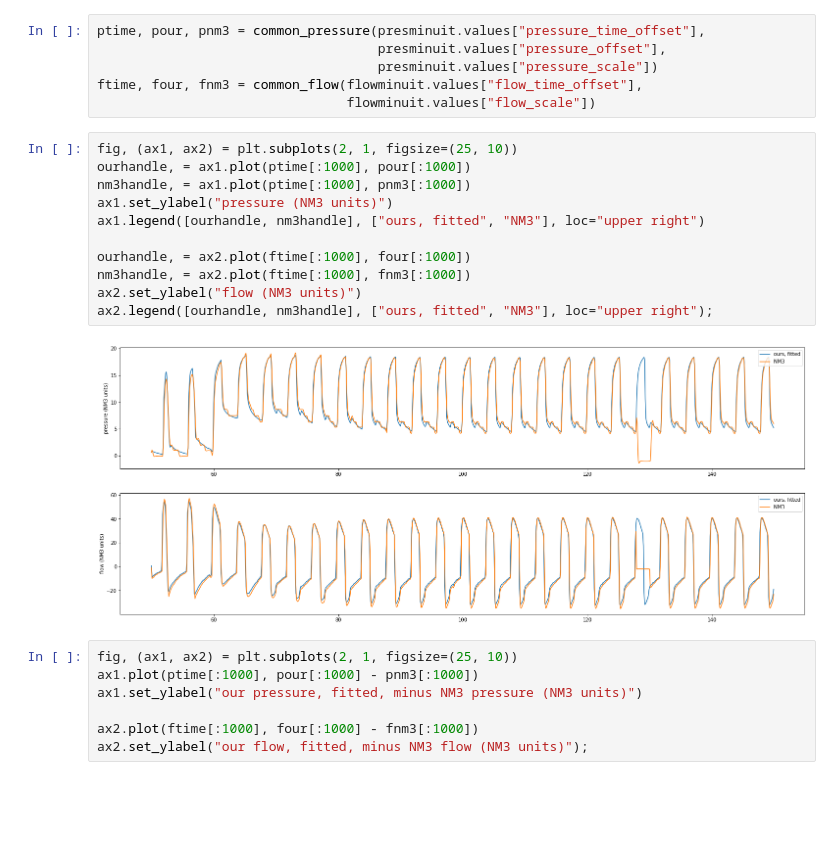
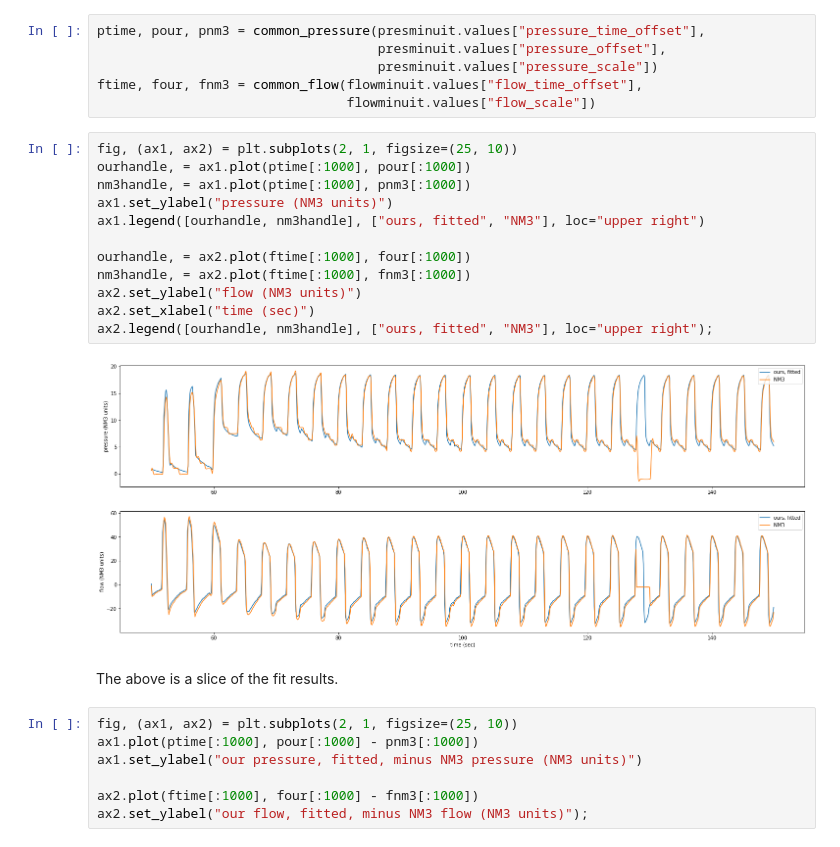
Before and after one commit to Princeton-Penn-Vents/princeton-penn-flowmeter, a Jupyter notebook: analysis/compare-NM3-and-ours.ipynb, the cells around one changed output. Drawn from its saved outputs; the diff is of its cells as text; blank space fills up the shorter version.

```diff
--- a/analysis/compare-NM3-and-ours.ipynb
+++ b/analysis/compare-NM3-and-ours.ipynb
@@ -176,16 +178,19 @@ ftime, four, fnm3 = common_flow(flowminuit.values["flow_time_offset"],
 # %%
 fig, (ax1, ax2) = plt.subplots(2, 1, figsize=(25, 10))
 ourhandle, = ax1.plot(ptime[:1000], pour[:1000])
 nm3handle, = ax1.plot(ptime[:1000], pnm3[:1000])
 ax1.set_ylabel("pressure (NM3 units)")
 ax1.legend([ourhandle, nm3handle], ["ours, fitted", "NM3"], loc="upper right")
 
 ourhandle, = ax2.plot(ftime[:1000], four[:1000])
 nm3handle, = ax2.plot(ftime[:1000], fnm3[:1000])
 ax2.set_ylabel("flow (NM3 units)")
+ax2.set_xlabel("time (sec)")
 ax2.legend([ourhandle, nm3handle], ["ours, fitted", "NM3"], loc="upper right");
 # %% [output]
-[figure, old version]
+[figure, new version]
+# %% [markdown]
+The above is a slice of the fit results.
 # %%
 fig, (ax1, ax2) = plt.subplots(2, 1, figsize=(25, 10))
 ax1.plot(ptime[:1000], pour[:1000] - pnm3[:1000])
```
Also changed, not shown: parts of 1 cell of this notebook.
